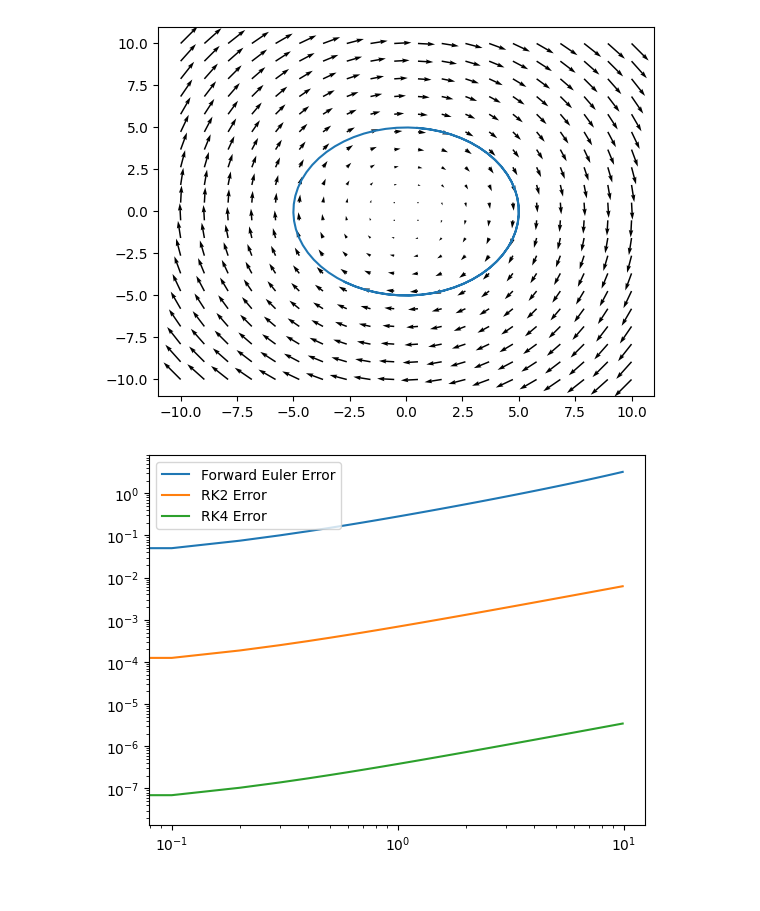
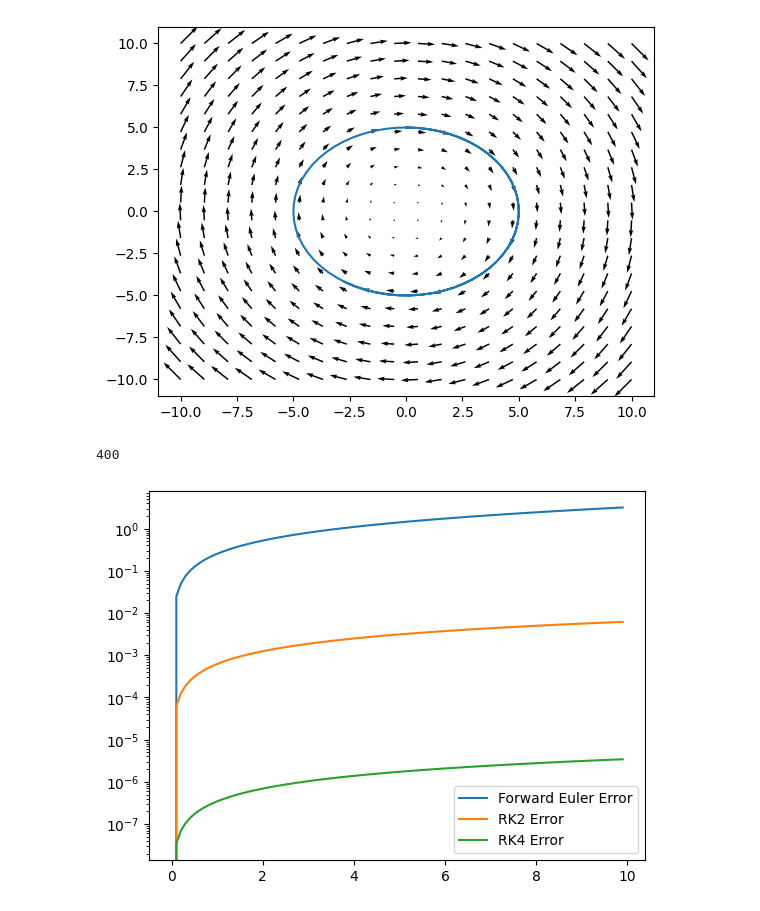
Before and after one commit to rportocarrero/Python, a Jupyter notebook: Vector Fields/Vector Fields.ipynb, the cells around one changed output. Saved outputs shown, nothing was run; the diff lists cells and outputs as text; code cells hidden in the pictures.

Commit message:
Update Vector Fields.ipynb
Added tracking of function evaluations to the vector fields notebook

```diff
--- a/Vector Fields/Vector Fields.ipynb
+++ b/Vector Fields/Vector Fields.ipynb
@@ -119,14 +119,18 @@ timestep = 0.1
 stop_time = 10
 sim_time = np.arange(0,stop_time,timestep)
 state = [0,5]
+func_evals = 0
 
 #define outputs
-x_out_fe = []
-y_out_fe = []
+x_out_fe = [state[0]]
+y_out_fe = [state[1]]
 
 # Run simulation
 for t in sim_time:
     state = forward_euler(clockwise_field,state[0],state[1],timestep)
+
+    func_evals += 1
+
     x_out_fe.append(state[0])
     y_out_fe.append(state[1])
 
@@ -144,14 +152,18 @@ timestep = 0.1
 stop_time = 10
 sim_time = np.arange(0,stop_time,timestep)
 state = [0,5]
+func_evals = 0
 
 #define outputs
-x_out_rk2 = []
-y_out_rk2 = []
+x_out_rk2 = [state[0]]
+y_out_rk2 = [state[1]]
 
 # Run simulation
 for t in sim_time:
     state = RK2(clockwise_field,state[0],state[1],timestep)
+
+    func_evals += 2 # 2 evaluations for each RK2 call
+
     x_out_rk2.append(state[0])
     y_out_rk2.append(state[1])
 
@@ -212,14 +230,18 @@ timestep = 0.1
 stop_time = 10
 sim_time = np.arange(0,stop_time,timestep)
 state = [0,5]
+func_evals = 0
 
 #define outputs
-x_out_rk4 = []
-y_out_rk4 = []
+x_out_rk4 = [state[0]]
+y_out_rk4 = [state[1]]
 
 # Run simulation
 for t in sim_time:
     state = RK4(clockwise_field,state[0],state[1],timestep)
+
+    func_evals += 4 # 4 function evaluations in RK4
+
     x_out_rk4.append(state[0])
     y_out_rk4.append(state[1])
 
@@ -230,18 +252,23 @@ plt.quiver(x,y,u,v)
 plt.show()
 # %% [output]
 [figure]
+# %%
+func_evals
+# %% [output]
+400
 # %%
 #show plot of error
 radius = 5
 
 error_fe = norm_error(radius, sim_time,x_out_fe, y_out_fe)
 error_rk2 = norm_error(radius, sim_time, x_out_rk2, y_out_rk2)
 error_rk4 = norm_error(radius, sim_time, x_out_rk4, y_out_rk4)
 
-plt.loglog(sim_time,error_fe)
-plt.loglog(sim_time,error_rk2)
-plt.loglog(sim_time,error_rk4)
+plt.plot(sim_time,error_fe)
+plt.plot(sim_time,error_rk2)
+plt.plot(sim_time,error_rk4)
+plt.yscale('log')
 plt.legend(['Forward Euler Error', 'RK2 Error','RK4 Error'])
 plt.show()
 # %% [output]
-[figure, old version]
+[figure, new version]
```
Also changed, not shown: parts of 12 cells of this notebook.
